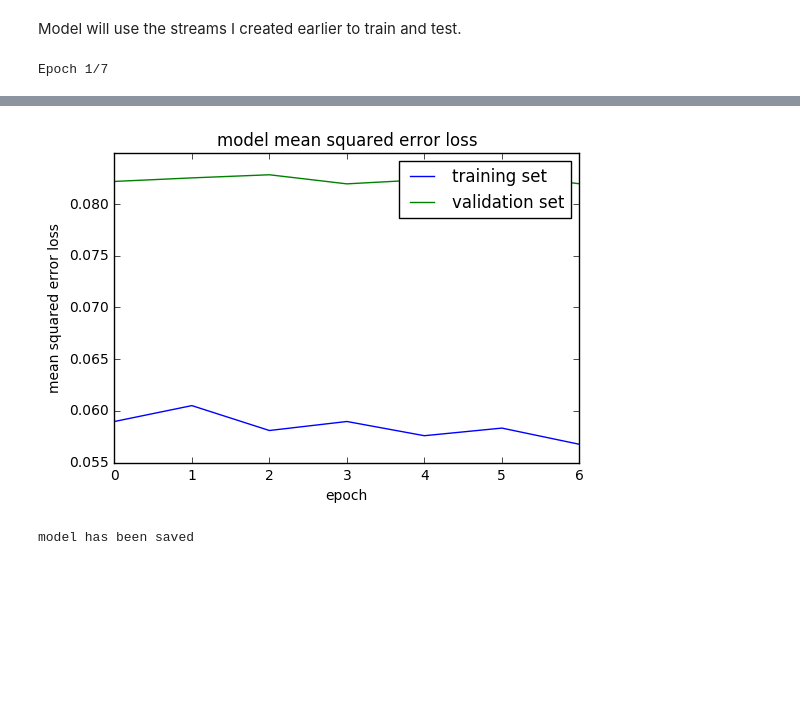
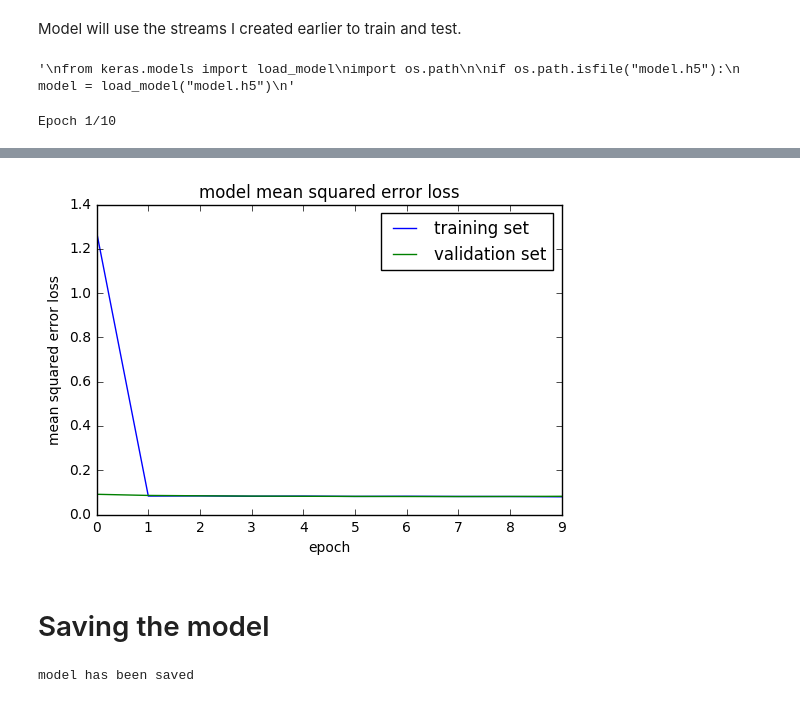
Before and after one commit to jayakasadev/Behavioral-Cloning, a Jupyter notebook: model.ipynb, the cells around one changed output, grey strips where cells are left out. Saved outputs shown, nothing was run; the diff lists cells and outputs as text; code cells hidden in the pictures; blank space fills up the shorter version.

```diff
--- a/model.ipynb
+++ b/model.ipynb
@@ -150,8 +150,8 @@ print("Images will have a shape:", image_shape)
 # have to define an infinite stream that returns batches of images
 def stream_training(samples, batch_size=128):
     num_samples = len(samples)
-    shuffle(samples)
     while True:
+        shuffle(samples)
         for current_offset in range(0, num_samples, batch_size):
             # will be converted to numpy arrays because keras expects numpy arrays
             images = []
@@ -166,14 +166,14 @@ def stream_training(samples, batch_size=128):
                 measurement = current[1]
 
                 # pre-processing the images here
-                cropped = crop_image(image)
-                flipped, flipped_measure = flip_image(cropped, measurement)
+                # cropped = crop_image(image)
+                flipped, flipped_measure = flip_image(image, measurement)
 
-                images.append(cropped)
+                images.append(image)
                 measurements.append(measurement)
                 images.append(flipped)
                 measurements.append(flipped_measure)
-            yield np.array(images), np.array(measurements)
+            yield shuffle(np.array(images), np.array(measurements))
 
 training_stream = stream_training(train)
 print(type(training_stream))
@@ -185,8 +185,8 @@ Images will have a shape: (85, 320, 3)
 # have to define an infinite stream that returns batches of images
 def stream_test(samples, batch_size=128):
     num_samples = len(samples)
-    shuffle(samples)
     while True:
+        shuffle(samples)
         for current_offset in range(0, num_samples, batch_size):
             # will be converted to numpy arrays because keras expects numpy arrays
             images = []
@@ -198,9 +198,9 @@ def stream_test(samples, batch_size=128):
                 # the image is originally opened in BGR, gonna have to change it to RGB
                 image = cv2.cvtColor(image, cv2.COLOR_BGR2RGB)
                 measurement = current[1]
-                images.append(cropped)
+                images.append(image)
                 measurements.append(measurement)
-            yield np.array(images), np.array(measurements)
+            yield shuffle(np.array(images), np.array(measurements))
 
 testing_stream = stream_test(test)
 print(type(testing_stream))
@@ -375,18 +375,18 @@ import math
 def build_model():
     # input = (85, 320, 3)
     model = Sequential()
-
-    model.add(Lambda(lambda x: (x / 127.5 - 1.0), input_shape=image_shape))
-
-    model.add(Convolution2D(24, 5, 5, border_mode='valid', activation = 'relu', subsample=(2, 2)))
+    # [50 from top:20 up from bottom , 0 from left:0 from right]
+    model.add(Cropping2D(cropping=((50,20), (0,0)), input_shape=(160,320,3)))
+    model.add(Lambda(lambda x: (x / 127.5 - 1.0)))
+    model.add(Convolution2D(24, 5, 5, border_mode='same', activation = 'relu', subsample=(2, 2)))
     model.add(Dropout(0.8))
-    model.add(Convolution2D(36, 5, 5, border_mode='valid', activation = 'relu', subsample=(2, 2)))
+    model.add(Convolution2D(36, 5, 5, border_mode='same', activation = 'relu', subsample=(2, 2)))
     model.add(Dropout(0.8))
-    model.add(Convolution2D(48, 5, 5, border_mode='valid', activation = 'relu', subsample=(2, 2)))
+    model.add(Convolution2D(48, 5, 5, border_mode='same', activation = 'relu', subsample=(2, 2)))
     model.add(Dropout(0.8))
-    model.add(Convolution2D(64, 3, 3, border_mode='valid', activation = 'relu', subsample=(2, 2)))
+    model.add(Convolution2D(64, 3, 3, border_mode='same', activation = 'relu', subsample=(2, 2)))
     model.add(Dropout(0.8))
-    model.add(Convolution2D(64, 3, 3, border_mode='valid', activation = 'relu', subsample=(2, 2)))
+    model.add(Convolution2D(64, 3, 3, border_mode='same', activation = 'relu', subsample=(2, 2)))
     model.add(Dropout(0.8))
     model.add(Flatten())
     model.add(Dense(1000))
@@ -407,13 +405,20 @@ model = build_model()
 # %%
+"""
+from keras.models import load_model
+import os.path
+
 if os.path.isfile("model.h5"):
-    model.load_weights("model.h5")
+    model = load_model("model.h5")
+"""
+# %% [output]
+'\nfrom keras.models import load_model\nimport os.path\n\nif os.path.isfile("model.h5"):\n    model = load_model("model.h5")\n'
 # %%
 model.compile('adam', 'mean_squared_error', ['accuracy'])
 # %%
 history = model.fit_generator(training_stream, samples_per_epoch = len(train),
                     validation_data = testing_stream,
                     nb_val_samples=len(test),
-                    nb_epoch=7, verbose=1)
+                    nb_epoch=10, verbose=1)
 
 ### print the keys contained in the history object
 print(history.history.keys())
@@ -427,4 +432,4 @@ plt.xlabel('epoch')
 plt.legend(['training set', 'validation set'], loc='upper right')
 plt.show()
 # %% [output]
-Epoch 1/7
+Epoch 1/10
@@ -445,2 +456,4 @@ dict_keys(['val_acc', 'acc', 'loss', 'val_loss'])
-[figure, old version]
+[figure, new version]
+# %% [markdown]
+# Saving the model
 # %%
```
Also changed, not shown: parts of 9 cells of this notebook, 1 other file.
